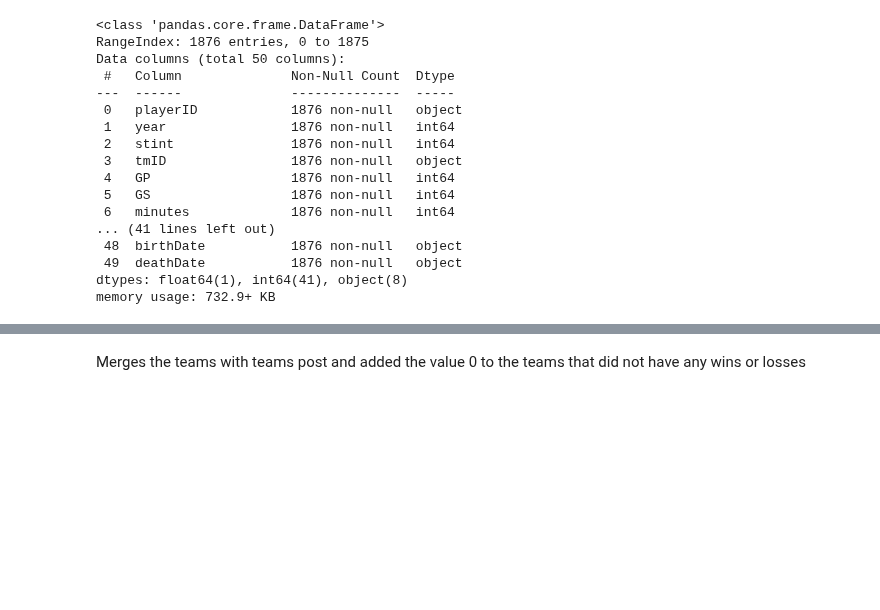
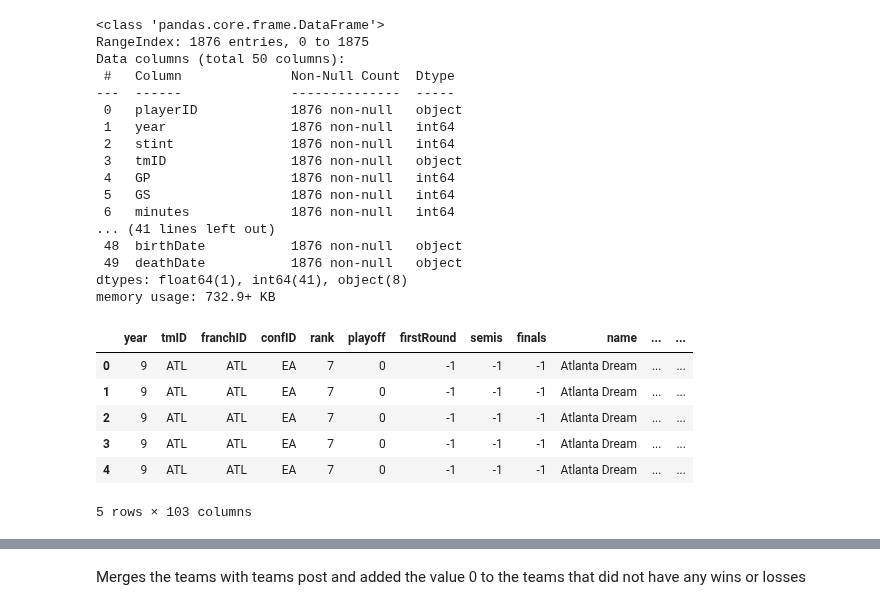
Before and after one commit to Joanaigs/Predict-WNBA-Winners-AC-66, a Jupyter notebook: proj_ac_66.ipynb, the cells around one changed output, grey strips where cells are left out. Cells and saved outputs as stored; diff of their text form; code cells hidden in the pictures; blank space fills up the shorter version.

```diff
--- a/proj_ac_66.ipynb
+++ b/proj_ac_66.ipynb
@@ -221,3 +214,14 @@ Data columns (total 50 columns):
  49  deathDate           1876 non-null   object
 dtypes: float64(1), int64(41), object(8)
 memory usage: 732.9+ KB
+# %%
+df_teams = pd.merge(df_teams, players_teams_info_df, on=['tmID', 'year'], how='left')
+df_teams.head()
+# %% [output]
+|  | year | tmID | franchID | confID | rank | playoff | firstRound | semis | finals | name | ... | ... |
+| 0 | 9 | ATL | ATL | EA | 7 | 0 | -1 | -1 | -1 | Atlanta Dream | ... | ... |
+| 1 | 9 | ATL | ATL | EA | 7 | 0 | -1 | -1 | -1 | Atlanta Dream | ... | ... |
+| 2 | 9 | ATL | ATL | EA | 7 | 0 | -1 | -1 | -1 | Atlanta Dream | ... | ... |
+| 3 | 9 | ATL | ATL | EA | 7 | 0 | -1 | -1 | -1 | Atlanta Dream | ... | ... |
+| 4 | 9 | ATL | ATL | EA | 7 | 0 | -1 | -1 | -1 | Atlanta Dream | ... | ... |
+5 rows × 103 columns
```
Also changed, not shown: parts of 6 cells of this notebook, 2 other files.
